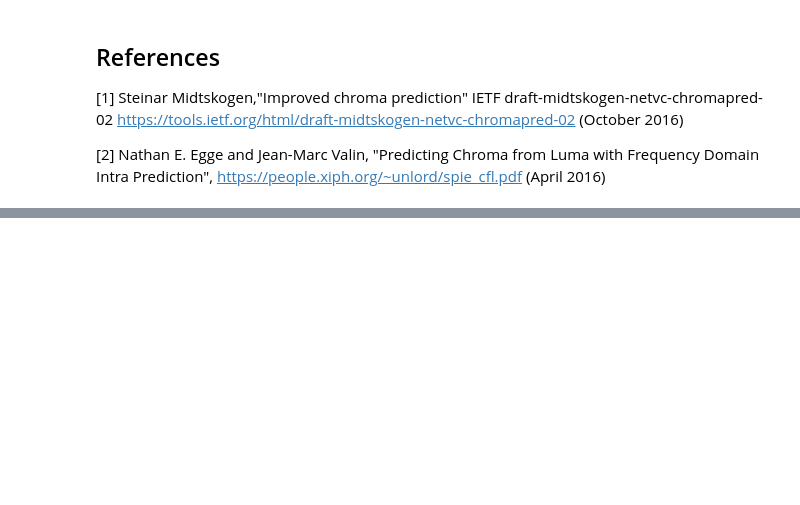
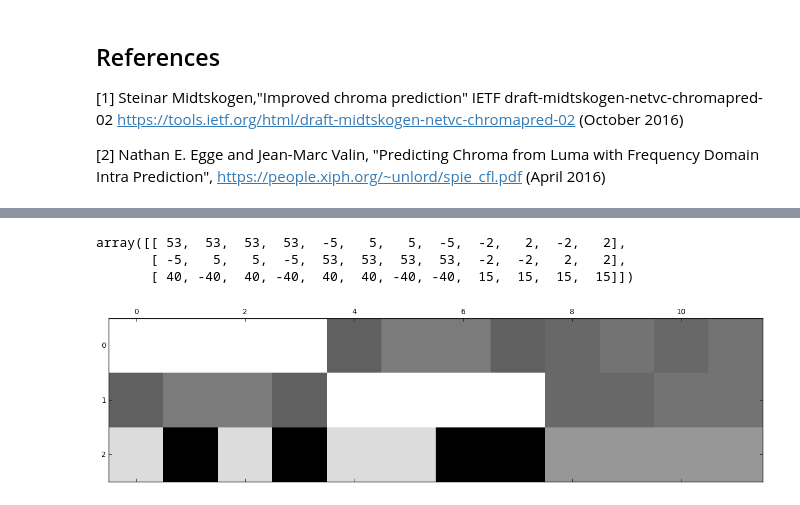
Before and after one commit to barrbrain/AV1-CfL-Proposal, a Jupyter notebook: Chroma from Luma (CfL).ipynb, the cells around one changed output, grey strips where cells are left out. Saved outputs shown, nothing was run; the diff lists cells and outputs as text; code cells hidden in the pictures; blank space fills up the shorter version.

```diff
--- a/Chroma from Luma (CfL).ipynb
+++ b/Chroma from Luma (CfL).ipynb
@@ -492,0 +506,10 @@ for mlp in [mlp_cb, mlp_cr]:
+# %%
+inp, out = np.vstack((inp_cb, inp_cr)), np.vstack((out_cb, out_cr))
+linear = np.array([np.linalg.lstsq(inp, v)[0] for v in out.T]).T
+plt.matshow(np.round(256*linear).astype(int), cmap='gray');
+np.round(256*linear).astype(int)
+# %% [output]
+array([[ 53,  53,  53,  53,  -5,   5,   5,  -5,  -2,   2,  -2,   2],
+       [ -5,   5,   5,  -5,  53,  53,  53,  53,  -2,  -2,   2,   2],
+       [ 40, -40,  40, -40,  40,  40, -40, -40,  15,  15,  15,  15]])
+[figure, added]
```
Also changed, not shown: parts of 5 cells of this notebook.
